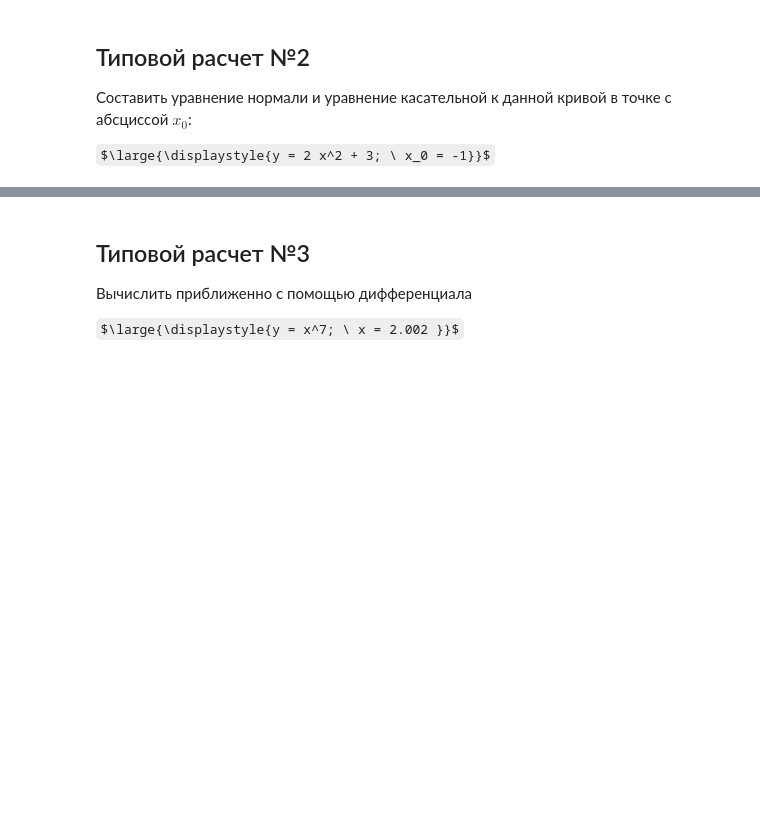
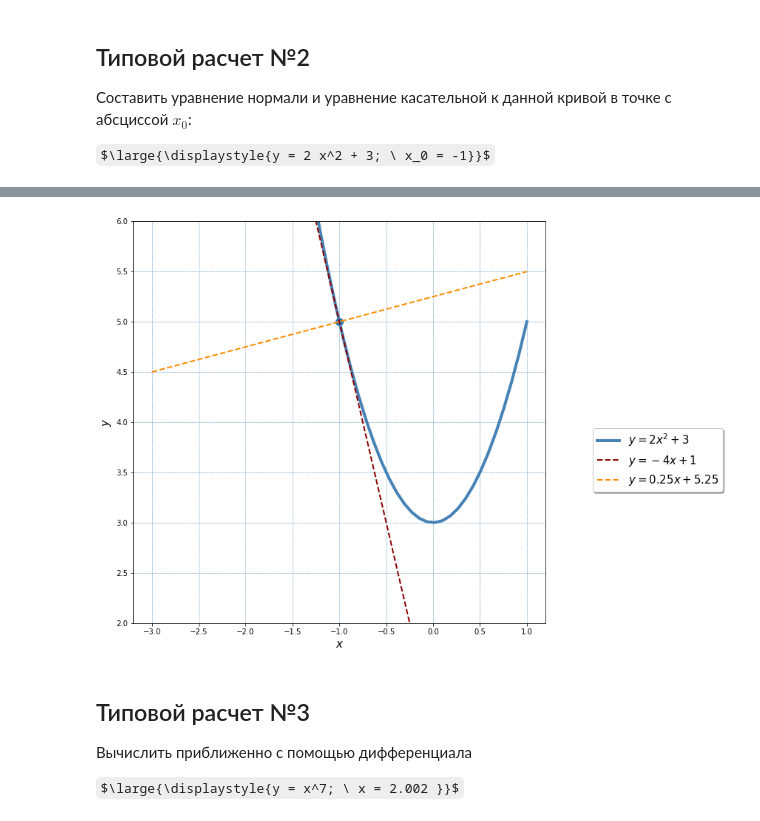
Before and after one commit to OlgaBelitskaya/math_20182019, a Jupyter notebook: mathanalysis_standardcalc201-208.ipynb, the cells around one changed output, grey strips where cells are left out. Cells and saved outputs as stored; diff of their text form; code cells hidden in the pictures; some formulas as TeX source; blank space fills up the shorter version.

```diff
--- a/mathanalysis_standardcalc201-208.ipynb
+++ b/mathanalysis_standardcalc201-208.ipynb
@@ -110,3 +139,17 @@ $\large{\displaystyle{y = 2 x^2 + 3; \ x_0 = -1}}$
+# %%
+x = numpy.linspace(-3, 1)
+f =  lambda x: 2 * x ** 2 + 3
+
+plt.figure(figsize=(10,10)) ; plt.grid(c='steelblue',ls='--',lw=0.5)
+plt.plot(x, f(x), c='steelblue', lw=4, label=r'$y = 2x^2 + 3$')
+plt.plot(x, -4 * x + 1, c='darkred',ls='--',lw=2, label=r'$y = -4x + 1$')
+plt.plot(x, 0.25 * x + 5.25, c='darkorange',ls='--',lw=2, label=r'$y = 0.25x + 5.25$')
+plt.scatter(-1,5, s=100)
+
+plt.xlabel(r'$x$', fontsize=15); plt.ylabel(r'$y$', fontsize=15); plt.ylim(2,6)
+plt.legend(fontsize=15, shadow=True, bbox_to_anchor=(1.1,0.5));
+# %% [output]
+[figure, added]
 # %% [markdown]
 ## Типовой расчет №3
 
```
Also changed, not shown: parts of 10 cells of this notebook.
